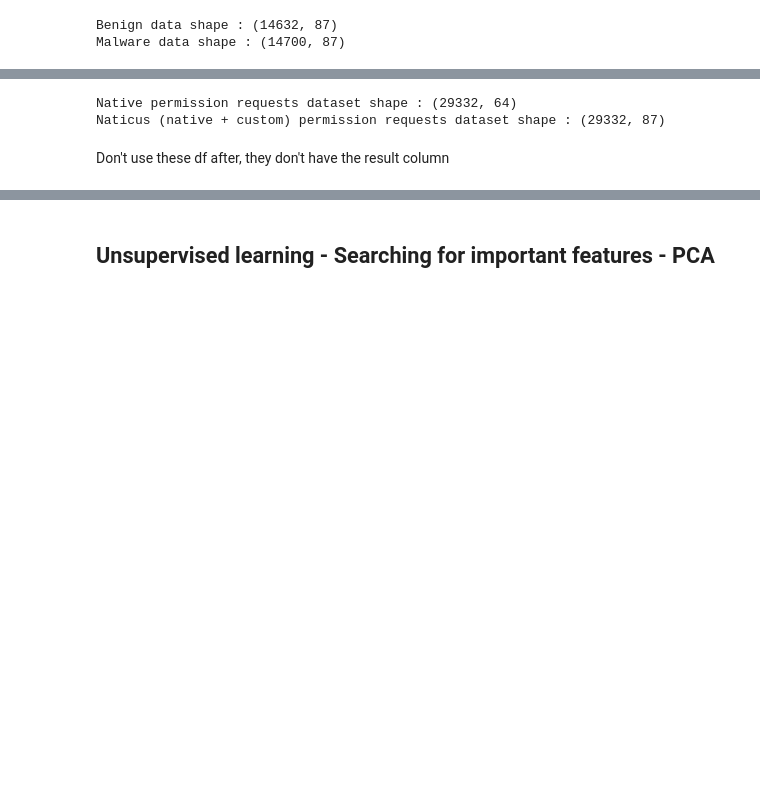
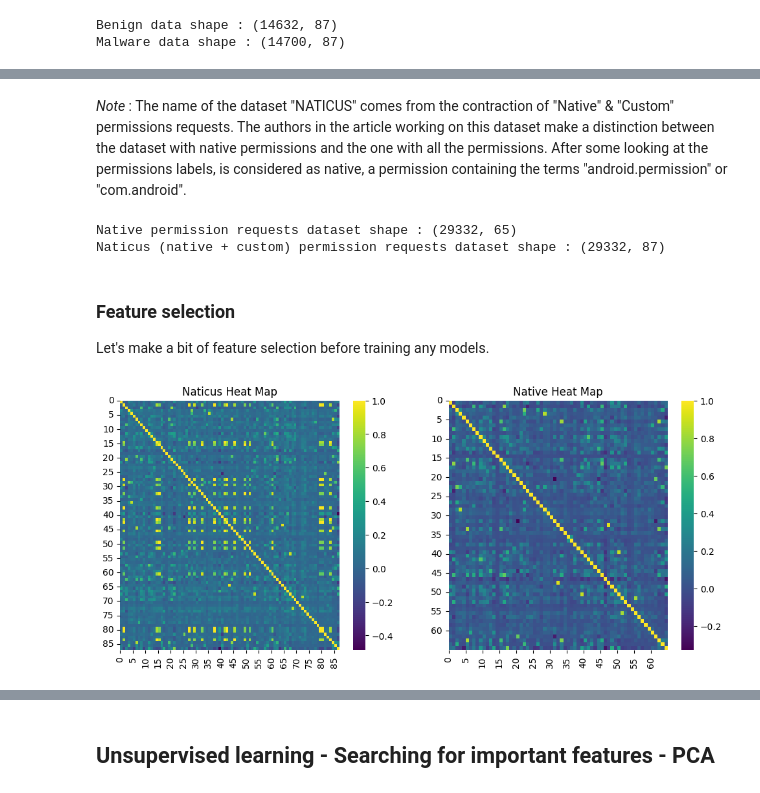
Before and after one commit to AugustinGrunewald/-NATICUSdroid, a Jupyter notebook: main.ipynb, the cells around one changed output, grey strips where cells are left out. Drawn from its saved outputs; the diff is of its cells as text; code cells hidden in the pictures; blank space fills up the shorter version.

Commit message:
Restructuring the notebook and working a lot on feature selection

```diff
--- a/main.ipynb
+++ b/main.ipynb
@@ -79,14 +81,54 @@ Good to have about the same amount of data for each case : benign and malware.
+# %% [markdown]
+*Note* : The name of the dataset "NATICUS" comes from the contraction of "Native" & "Custom" permissions requests. The authors in the article working on this dataset make a distinction between the dataset with native permissions and the one with all the permissions. After some looking at the permissions labels, is considered as native, a permission containing the terms "android.permission" or "com.android".
 # %%
 # Looking only at the native permission requests - starting with keyword android.permission or com.android
 native_columns = np.array([[i, label] for i, label in enumerate(original_df.columns) if ("android.permission" in label) or ("com.android" in label)])
-non_native_columns = np.array([[i, label] for i, label in enumerate(original_df.columns) if ("android.permission" not in label) and ("com.android" not in label)])
+non_native_columns = np.array([[i, label] for i, label in enumerate(original_df.columns) if ("android.permission" not in label) and ("com.android" not in label) and label != "Result"]) # Keeping the result column in the native permission_df
 
 native_permissions_df = (original_df.copy()).drop(list(non_native_columns[:,1]), axis=1)
 
 print(f"Native permission requests dataset shape : {native_permissions_df.shape}")
 print(f"Naticus (native + custom) permission requests dataset shape : {original_df.shape}")
 # %% [output]
-Native permission requests dataset shape : (29332, 64)
+Native permission requests dataset shape : (29332, 65)
 Naticus (native + custom) permission requests dataset shape : (29332, 87)
-# %% [markdown]
-Don't use these df after, they don't have the result column
+# %%
+# For the next part of the notebook, we'll work with these two datasets
+naticus_df = original_df.copy()                  # Native + Custom permissions
+native_df = native_permissions_df.copy()         # Native permissions
+# %% [markdown]
+### Feature selection
+Let's make a bit of feature selection before training any models.
+# %%
+# Initial heat map
+naticus_corr = naticus_df.corr()
+native_corr = native_df.corr()
+
+# Removing the labels of each permissions by its index
+naticus_corr.index = range(len(naticus_corr))
+naticus_corr.columns = range(len(naticus_corr.columns))
+native_corr.index = range(len(native_corr))
+native_corr.columns = range(len(native_corr.columns))
+
+# Plotting the heat maps using seaborn
+fig, axes = plt.subplots(1,2, figsize=(12,5))
+axes.flatten()
+
+# Ticks only 5 by 5
+step = 5
+
+sns.heatmap(naticus_corr, ax=axes[0], cmap='viridis', vmin=naticus_corr.min().min(), vmax=1)
+axes[0].set_xticks(np.arange(0, len(naticus_corr), step))
+axes[0].set_yticks(np.arange(0, len(naticus_corr), step))
+axes[0].set_xticklabels(np.arange(0, len(naticus_corr), step))
+axes[0].set_yticklabels(np.arange(0, len(naticus_corr), step), rotation=0)
+axes[0].set_title("Naticus Heat Map")
+
+sns.heatmap(native_corr, ax=axes[1], cmap='viridis', vmin=native_corr.min().min(), vmax=1)
+axes[1].set_xticks(np.arange(0, len(native_corr), step))
+axes[1].set_yticks(np.arange(0, len(native_corr), step))
+axes[1].set_xticklabels(np.arange(0, len(native_corr), step))
+axes[1].set_yticklabels(np.arange(0, len(native_corr), step), rotation=0)
+axes[1].set_title("Native Heat Map");
+# %% [output]
+[figure, added]
```
Also changed, not shown: parts of 46 cells of this notebook, 1 other file.
